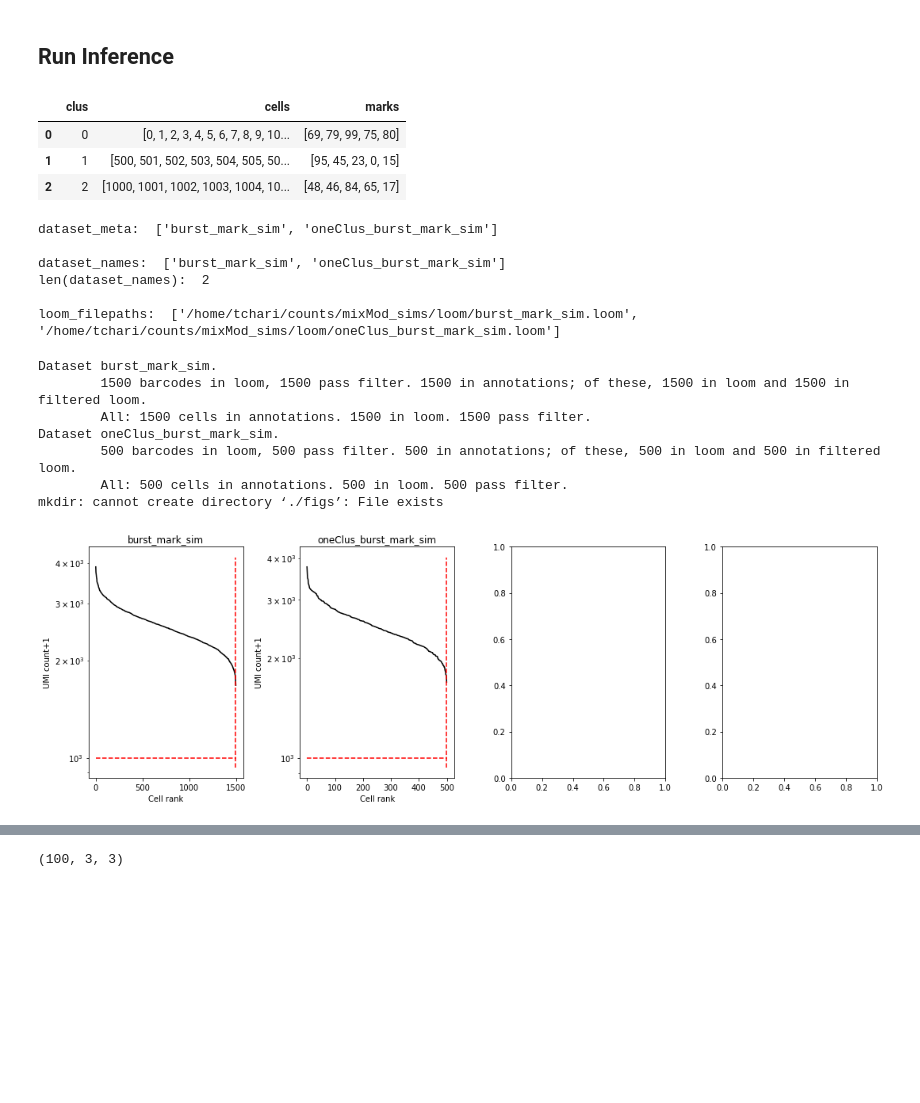
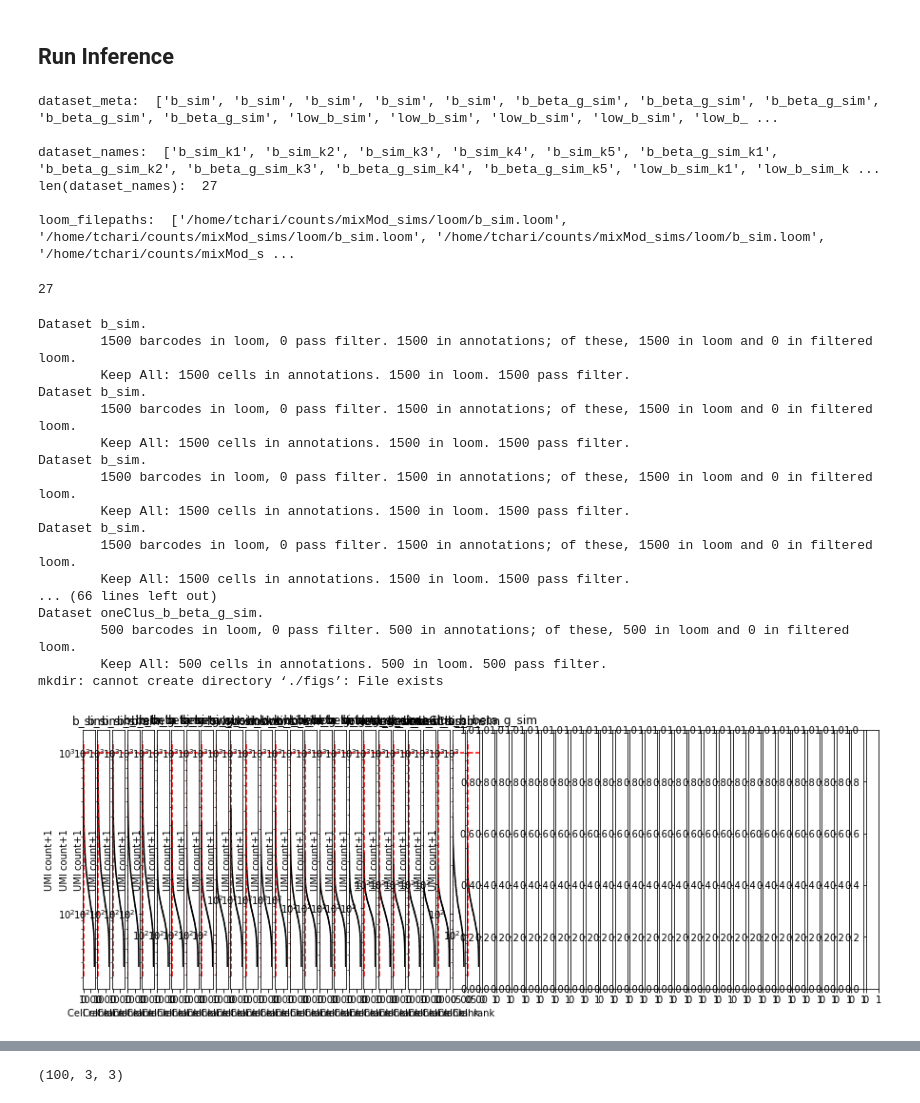
Before and after one commit to tarachari3/perturbCME, a Jupyter notebook: notebooks/20230330_mixModSimTests_Monod.ipynb, the cells around one changed output, grey strips where cells are left out. Drawn from its saved outputs; the diff is of its cells as text; code cells hidden in the pictures; blank space fills up the shorter version.

```diff
--- a/notebooks/20230330_mixModSimTests_Monod.ipynb
+++ b/notebooks/20230330_mixModSimTests_Monod.ipynb
@@ -125,0 +240,4 @@ lens_sub = gene_lens[choices]
+# %%
+all_counts = []
+for params in all_params:
+    all_counts += [make_counts(clus,n_cells,n_genes,params)]
@@ -250,3 +330,5 @@ np.max(all_counts[:,10,1])
+# %%
+out_names = ['b_sim','b_beta_g_sim','low_b_sim','low_b_beta_g_sim','lowest_b_sim']
 # %%
 #And save clus labels for cells + barcodes for each cell in metadata + loom
 out_path = '/home/tchari/counts/mixMod_sims/loom/'
@@ -300,5 +423,4 @@ Making Loom
 # %%
-#Check loom ok
-import loompy as lp
-ds = lp.connect('/home/tchari/counts/mixMod_sims/loom/burst_mark_sim.loom')
+# #Check loom ok
+# ds = lp.connect('/home/tchari/counts/mixMod_sims/loom/b_sim.loom')
 # %%
@@ -342,29 +432,25 @@ for i in range(clus):
-# %%
-true = pd.DataFrame()
-true['clus'] = range(clus)
-true['cells'] = true_clus
-true['marks'] = true_marks
-true.head()
-# %% [output]
-|  | clus | cells | marks |
-| 0 | 0 | [0, 1, 2, 3, 4, 5, 6, 7, 8, 9, 10... | [69, 79, 99, 75, 80] |
-| 1 | 1 | [500, 501, 502, 503, 504, 505, 50... | [95, 45, 23, 0, 15] |
-| 2 | 2 | [1000, 1001, 1002, 1003, 1004, 10... | [48, 46, 84, 65, 17] |
 # %%
-dataset_meta = ['burst_mark_sim','oneClus_burst_mark_sim']
+rep_data = list(np.repeat(out_names,5))+['oneClus_b_sim']+['oneClus_b_beta_g_sim']
+ks = [1,2,3,4,5]*len(out_names)+[1,1]
+
+dataset_meta = rep_data #['burst_mark_sim','oneClus_burst_mark_sim']
 print('dataset_meta: ', dataset_meta)
 print()
 
 
+cluster_names = []
 
-cluster_names = []
-dataset_names = ['burst_mark_sim','oneClus_burst_mark_sim']   #To save
+d_names = []
+for i in range(len(ks)):
+    d_names += [rep_data[i]+'_k'+str(ks[i])]
+
+dataset_names = d_names  #To save
 print('dataset_names: ', dataset_names)
 print('len(dataset_names): ',len(dataset_names))
 print()
 
-raw_data_locations = ['burst_mark_sim','oneClus_burst_mark_sim']
-transcriptome_filepath = '/home/tchari/perturbCME/notebooks/gg_200525_genome_polyA_cum_3'
+raw_data_locations = rep_data
+transcriptome_filepath = '/home/tchari/perturbCME/notebooks/mmSim_genome_polyA_cum_3' #'gg_200525_genome_polyA_cum_3'
 
 spliced_layer = 'spliced'
 unspliced_layer = 'unspliced'
@@ -378,12 +464,16 @@ print('loom_filepaths: ',loom_filepaths)
 
 n_datasets = len(loom_filepaths)
 # %% [output]
-dataset_meta:  ['burst_mark_sim', 'oneClus_burst_mark_sim']
+dataset_meta:  ['b_sim', 'b_sim', 'b_sim', 'b_sim', 'b_sim', 'b_beta_g_sim', 'b_beta_g_sim', 'b_beta_g_sim', 'b_beta_g_sim', 'b_beta_g_sim', 'low_b_sim', 'low_b_sim', 'low_b_sim', 'low_b_sim', 'low_b_ ...
 
-dataset_names:  ['burst_mark_sim', 'oneClus_burst_mark_sim']
-len(dataset_names):  2
+dataset_names:  ['b_sim_k1', 'b_sim_k2', 'b_sim_k3', 'b_sim_k4', 'b_sim_k5', 'b_beta_g_sim_k1', 'b_beta_g_sim_k2', 'b_beta_g_sim_k3', 'b_beta_g_sim_k4', 'b_beta_g_sim_k5', 'low_b_sim_k1', 'low_b_sim_k ...
+len(dataset_names):  27
 
-loom_filepaths:  ['/home/tchari/counts/mixMod_sims/loom/burst_mark_sim.loom', '/home/tchari/counts/mixMod_sims/loom/oneClus_burst_mark_sim.loom']
+loom_filepaths:  ['/home/tchari/counts/mixMod_sims/loom/b_sim.loom', '/home/tchari/counts/mixMod_sims/loom/b_sim.loom', '/home/tchari/counts/mixMod_sims/loom/b_sim.loom', '/home/tchari/counts/mixMod_s ...
+# %%
+print(n_datasets)
+# %% [output]
+27
 # %%
 #Not filtering cells for now
 cf = []
@@ -400,41 +490,51 @@ for k in range(len(dataset_meta)):
         U = ds.layers[unspliced_layer][:]
         gene_names = ds.ra[gene_attr]
         bcs = ds.ca[cell_attr]
         cells = S.shape[1]
         monod.preprocess.knee_plot(S+U,ax1[k],viz=True,thr=thr_lb[k])
         cf_ = ((S+U).sum(0)>thr_lb[k])
 
         n_annot_bcs = len(bcs)
         annot_bcs_in_loom = len(bcs)
         annot_bcs_in_filt_loom = cf_.sum()
         print(f'Dataset {dataset_name}. \n\t{len(bcs)} barcodes in loom, {cf_.sum()} pass filter. {n_annot_bcs} in annotations; of these, {annot_bcs_in_loom} in loom and {annot_bcs_in_filt_loom} in filtered loom.')
 
         #if k==0:
         #for subcluster in subcluster_names:
-        subcluster = 'All'
+        subcluster = 'Keep All'
         annot_bcs = bcs
         #cf.append(np.isin(bcs,annot_bcs) & cf_)
         cf.append(np.isin(bcs,annot_bcs))
         print(f'\t{subcluster}: {len(annot_bcs)} cells in annotations. {np.isin(bcs,annot_bcs).sum()} in loom. {cf[-1].sum()} pass filter.')
 
 
 
     ax1[k].set_title(dataset_name)
 
 !mkdir ./figs
 fig_dir = './figs/'
 fig_string = fig_dir + 'kneeplots_burst_mark_sim_forMM.png'
 fig1.tight_layout()
 plt.savefig(fig_string,dpi=450)
 # %% [output]
-Dataset burst_mark_sim.
-        1500 barcodes in loom, 1500 pass filter. 1500 in annotations; of these, 1500 in loom and 1500 in filtered loom.
-        All: 1500 cells in annotations. 1500 in loom. 1500 pass filter.
-Dataset oneClus_burst_mark_sim.
-        500 barcodes in loom, 500 pass filter. 500 in annotations; of these, 500 in loom and 500 in filtered loom.
-        All: 500 cells in annotations. 500 in loom. 500 pass filter.
+Dataset b_sim.
+        1500 barcodes in loom, 0 pass filter. 1500 in annotations; of these, 1500 in loom and 0 in filtered loom.
+        Keep All: 1500 cells in annotations. 1500 in loom. 1500 pass filter.
+Dataset b_sim.
+        1500 barcodes in loom, 0 pass filter. 1500 in annotations; of these, 1500 in loom and 0 in filtered loom.
+        Keep All: 1500 cells in annotations. 1500 in loom. 1500 pass filter.
+Dataset b_sim.
+        1500 barcodes in loom, 0 pass filter. 1500 in annotations; of these, 1500 in loom and 0 in filtered loom.
+        Keep All: 1500 cells in annotations. 1500 in loom. 1500 pass filter.
+Dataset b_sim.
+        1500 barcodes in loom, 0 pass filter. 1500 in annotations; of these, 1500 in loom and 0 in filtered loom.
+        Keep All: 1500 cells in annotations. 1500 in loom. 1500 pass filter.
+... (66 lines left out)
+Dataset oneClus_b_beta_g_sim.
+        500 barcodes in loom, 0 pass filter. 500 in annotations; of these, 500 in loom and 0 in filtered loom.
+        Keep All: 500 cells in annotations. 500 in loom. 500 pass filter.
 mkdir: cannot create directory ‘./figs’: File exists
-[figure, old version]
+[figure, new version]
 # %%
 import logging, sys
 logging.basicConfig(stream=sys.stdout)
```
Also changed, not shown: parts of 109 cells of this notebook.
